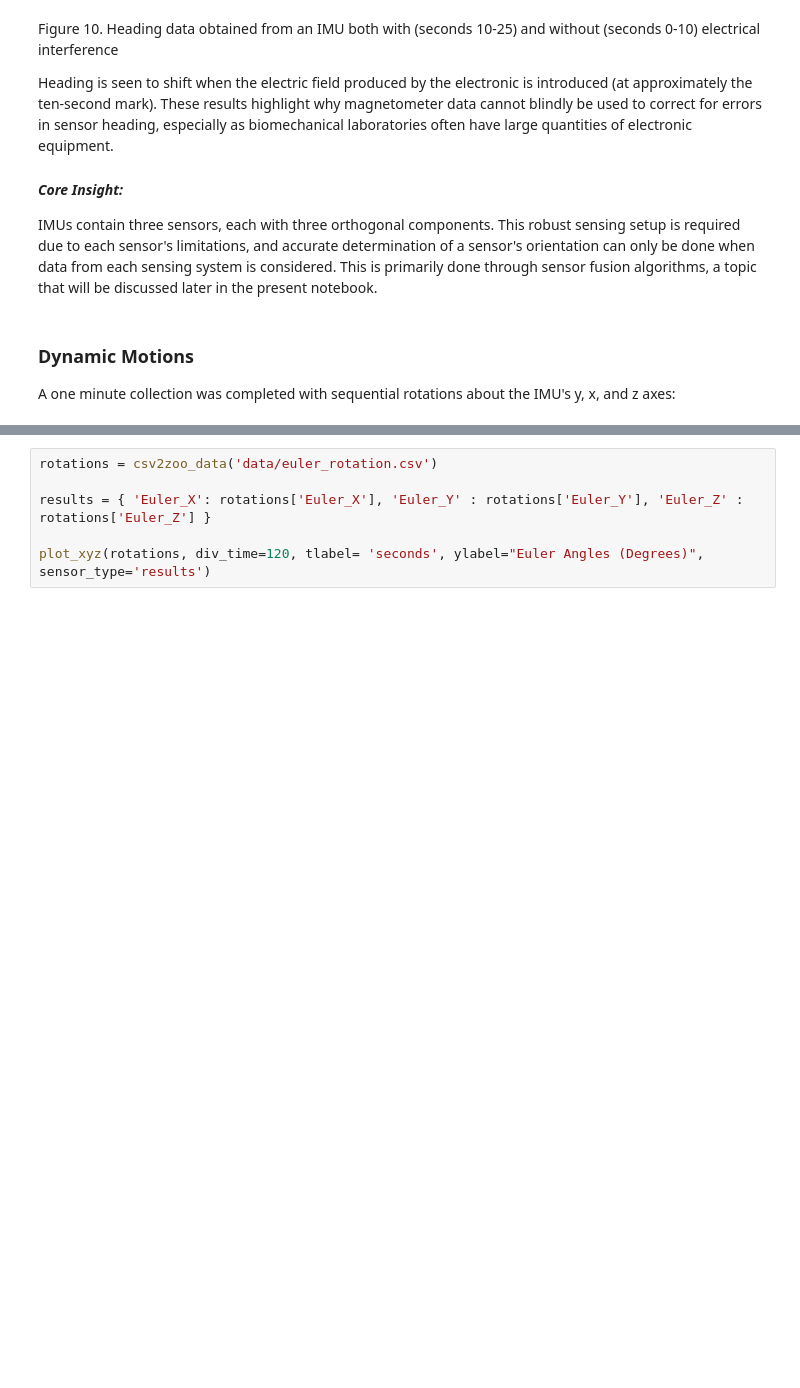
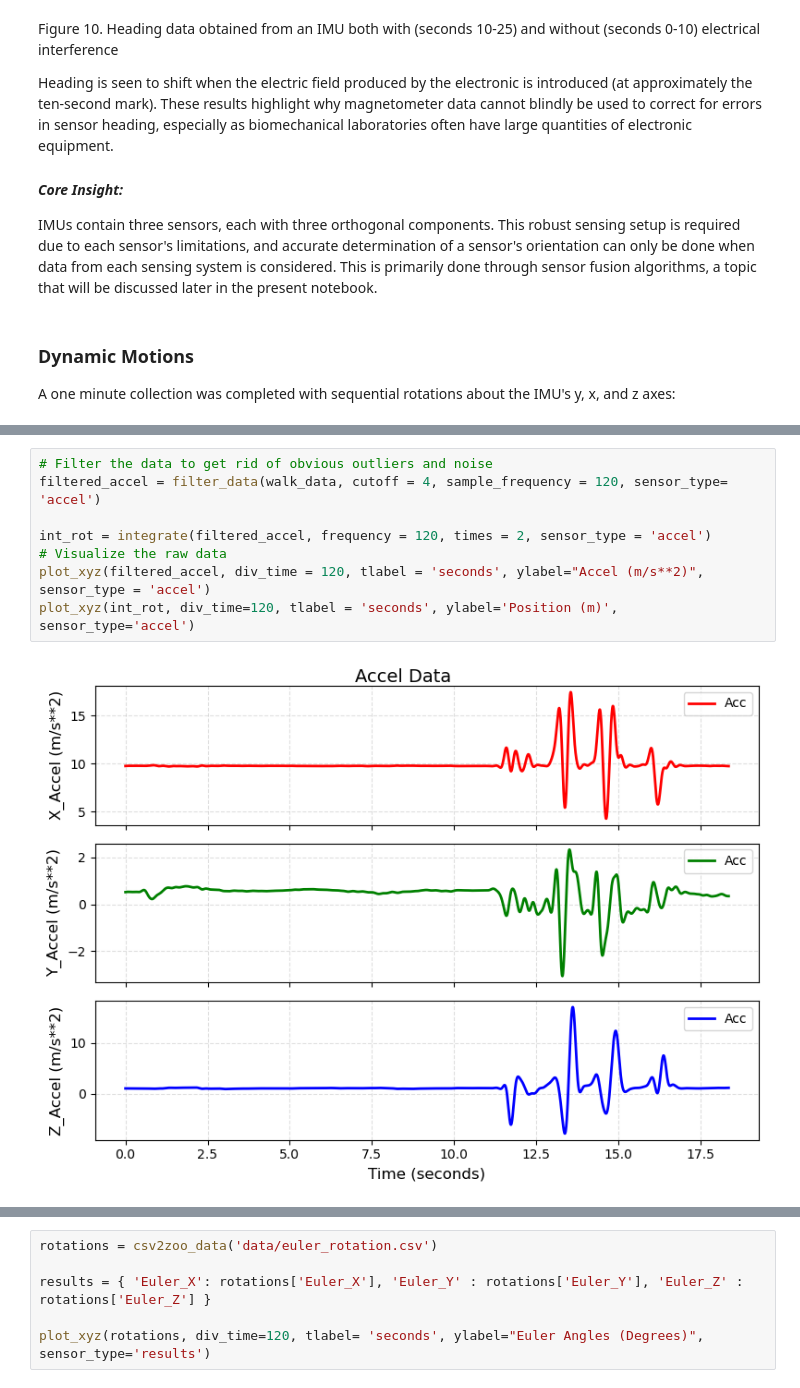
Before and after one commit to jlwry/IMU-Fundamentals, a Jupyter notebook: IMU_Fundamentals.ipynb, the cells around one changed output, grey strips where cells are left out. Cells and saved outputs as stored; diff of their text form; blank space fills up the shorter version.

```diff
--- a/IMU_Fundamentals.ipynb
+++ b/IMU_Fundamentals.ipynb
@@ -250,0 +282,10 @@ from utils.imu_functions import filter_data, plot_xyz, integrate, calibrate, sim
+# %%
+# Filter the data to get rid of obvious outliers and noise
+filtered_accel = filter_data(walk_data, cutoff = 4, sample_frequency = 120, sensor_type= 'accel')
+
+int_rot = integrate(filtered_accel, frequency = 120, times = 2, sensor_type = 'accel')
+# Visualize the raw data
+plot_xyz(filtered_accel, div_time = 120, tlabel = 'seconds', ylabel="Accel (m/s**2)", sensor_type = 'accel')
+plot_xyz(int_rot, div_time=120, tlabel = 'seconds', ylabel='Position (m)', sensor_type='accel')
+# %% [output]
+[figure, added]
```
Also changed, not shown: parts of 10 cells of this notebook, 1 other file.
